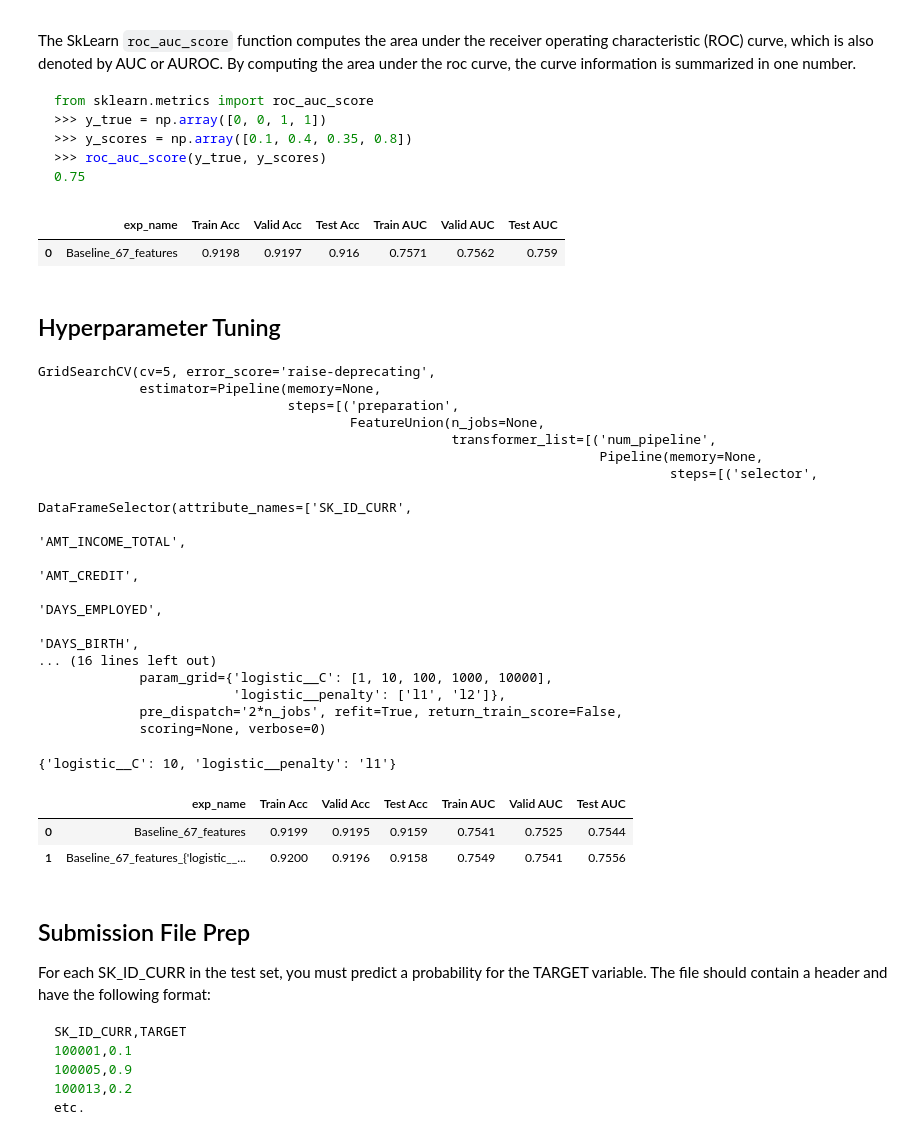
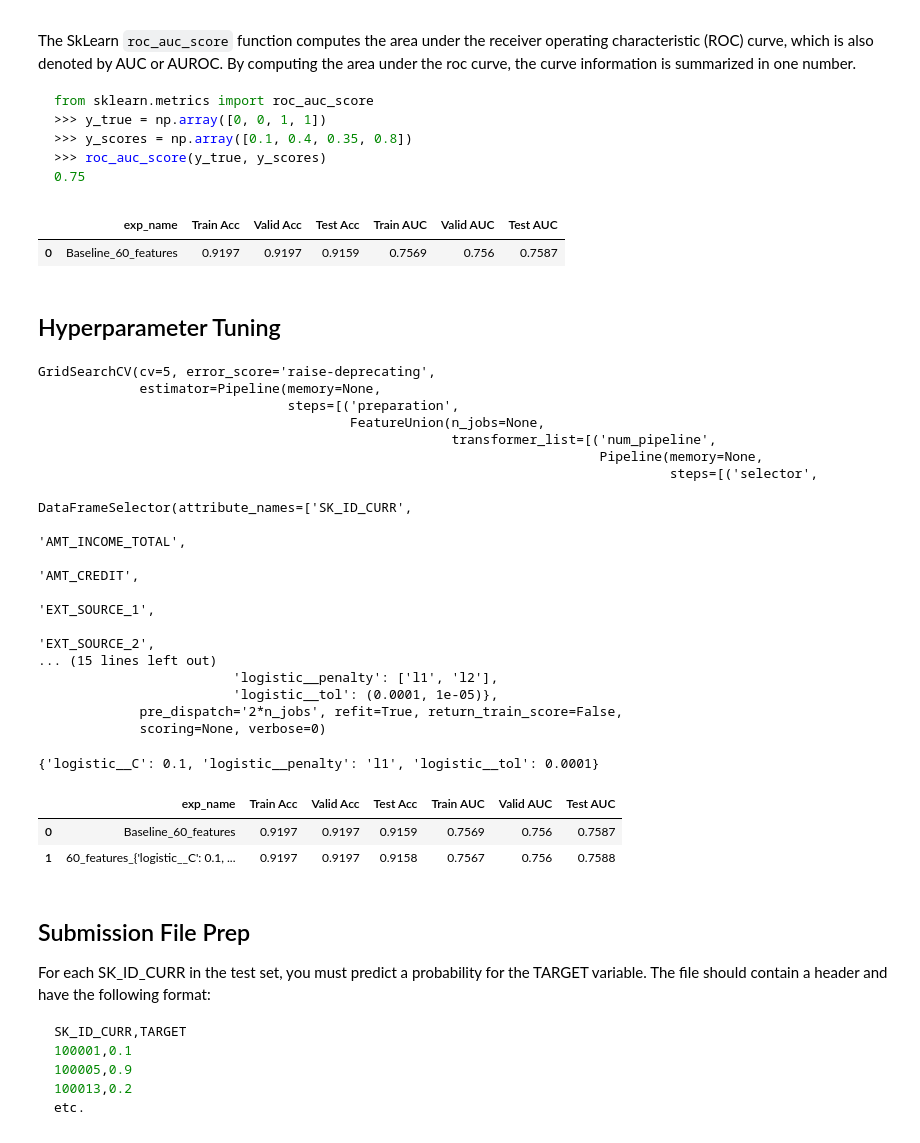
Before and after one commit to xgu1-ds/Machine-Learning-Home-Credit-Default-Risk-HCDR-, a Jupyter notebook: Phase-1/HCDR-Project_Phase_1_Merged_v1.ipynb, the cells around one changed output. Saved outputs shown, nothing was run; the diff lists cells and outputs as text; code cells hidden in the pictures.

```diff
--- a/Phase-1/HCDR-Project_Phase_1_Merged_v1.ipynb
+++ b/Phase-1/HCDR-Project_Phase_1_Merged_v1.ipynb
@@ -1425,13 +1427,18 @@ def prepare_datasets(X):
 
 
         X=Apps_feature_pipeline.transform(X)
+        print("Xapp: ", X.shape)
         X=X.merge(prevApps_feature_pipeline.transform(Pre_appsDF), how='left', on='SK_ID_CURR')
+        print("Xprevapp: ", X.shape)
         X=X.merge(instpmts_feature_pipeline.transform(instDF),how='left', on='SK_ID_CURR')
+        print("Xinst: ", X.shape)
         X=X.merge(crdbal_feature_pipeline.transform(ccbDF),how='left', on='SK_ID_CURR')
-
+        print("Xcrd: ", X.shape)
         X=X.merge(bu_feature_pipeline.transform(bur_burbDF),how='left', on='SK_ID_CURR')
+        print("Xbu: ", X.shape)
         #X=X.merge(pcb_feature_pipeline.transform(pcbDF),how='left', on='SK_ID_CURR')
-
+        X=X.drop(['DAYS_BIRTH', 'DAYS_EMPLOYED', 'AMT_REQ_CREDIT_BUREAU_DAY', 'AMT_REQ_CREDIT_BUREAU_WEEK', 'AMT_REQ_CREDIT_BUREAU_MON', 'AMT_REQ_CREDIT_BUREAU_QRT', 'AMT_REQ_CREDIT_BUREAU_YEAR'], axis=1)
+        print("Xfinal: ", X.shape)
         return X
 # %%
 X= prepare_datasets(apps_train)
@@ -1586,7 +1605,7 @@ from sklearn.metrics import roc_auc_score
 # %%
 from sklearn.metrics import roc_auc_score
 # %%
-exp_name = f"Baseline_67_features"
+exp_name = f"Baseline_60_features"
 expLog.loc[len(expLog)] = [f"{exp_name}"] + list(np.round(
                [accuracy_score(y_train, model.predict(X_train)),
                 accuracy_score(y_valid, model.predict(X_valid)),
@@ -1598,7 +1617,7 @@ expLog.loc[len(expLog)] = [f"{exp_name}"] + list(np.round(
 expLog
 # %% [output]
 |  | exp_name | Train Acc | Valid Acc | Test Acc | Train AUC | Valid AUC | Test AUC |
-| 0 | Baseline_67_features | 0.9198 | 0.9197 | 0.916 | 0.7571 | 0.7562 | 0.759 |
+| 0 | Baseline_60_features | 0.9197 | 0.9197 | 0.9159 | 0.7569 | 0.756 | 0.7587 |
 # %% [markdown]
 ## Hyperparameter Tuning
 # %%
@@ -1609,7 +1628,7 @@ param_grid = {'logistic__penalty':['l1','l2'],
               'logistic__C': [0.1, 1, 10]
              }
 
-gs = GridSearchCV(full_pipeline_with_predictor, param_grid, cv=5,n_jobs=4)
+gs = GridSearchCV(full_pipeline_with_predictor, param_grid, cv=5,n_jobs=48)
 # %%
 gs.fit(X_train, y_train)
 # %% [output]
@@ -1623,33 +1642,33 @@ GridSearchCV(cv=5, error_score='raise-deprecating',
                                                                                          DataFrameSelector(attribute_names=['SK_ID_CURR',
                                                                                                                             'AMT_INCOME_TOTAL',
                                                                                                                             'AMT_CREDIT',
-                                                                                                                            'DAYS_EMPLOYED',
-                                                                                                                            'DAYS_BIRTH',
-... (16 lines left out)
-             param_grid={'logistic__C': [1, 10, 100, 1000, 10000],
-                         'logistic__penalty': ['l1', 'l2']},
+                                                                                                                            'EXT_SOURCE_1',
+                                                                                                                            'EXT_SOURCE_2',
+... (15 lines left out)
+                         'logistic__penalty': ['l1', 'l2'],
+                         'logistic__tol': (0.0001, 1e-05)},
              pre_dispatch='2*n_jobs', refit=True, return_train_score=False,
              scoring=None, verbose=0)
 # %%
 gs.best_params_
 # %% [output]
-{'logistic__C': 10, 'logistic__penalty': 'l1'}
+{'logistic__C': 0.1, 'logistic__penalty': 'l1', 'logistic__tol': 0.0001}
 # %%
 from sklearn.metrics import roc_auc_score
-exp_name = f"Baseline_67_features_{gs.best_params_}"
+exp_name = f"60_features_{gs.best_params_}"
 expLog.loc[len(expLog)] = [f"{exp_name}"] + list(np.round(
                [accuracy_score(y_train, gs.predict(X_train)),
                 accuracy_score(y_valid, gs.predict(X_valid)),
                 accuracy_score(y_test, gs.predict(X_test)),
                 roc_auc_score(y_train, gs.predict_proba(X_train)[:, 1]),
                 roc_auc_score(y_valid, gs.predict_proba(X_valid)[:, 1]),
                 roc_auc_score(y_test, gs.predict_proba(X_test)[:, 1])],
     4))
 expLog
 # %% [output]
 |  | exp_name | Train Acc | Valid Acc | Test Acc | Train AUC | Valid AUC | Test AUC |
-| 0 | Baseline_67_features | 0.9199 | 0.9195 | 0.9159 | 0.7541 | 0.7525 | 0.7544 |
-| 1 | Baseline_67_features_{'logistic__... | 0.9200 | 0.9196 | 0.9158 | 0.7549 | 0.7541 | 0.7556 |
+| 0 | Baseline_60_features | 0.9197 | 0.9197 | 0.9159 | 0.7569 | 0.756 | 0.7587 |
+| 1 | 60_features_{'logistic__C': 0.1, ... | 0.9197 | 0.9197 | 0.9158 | 0.7567 | 0.756 | 0.7588 |
 # %% [markdown]
 ## Submission File Prep
 
```
Also changed, not shown: parts of 5 cells of this notebook.
